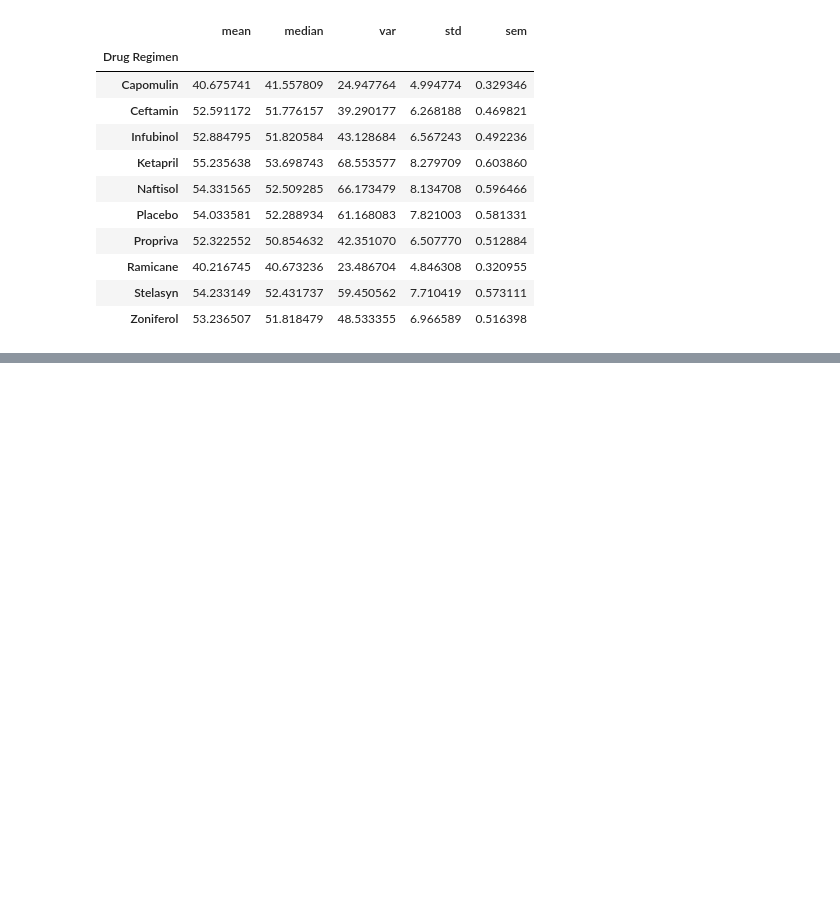
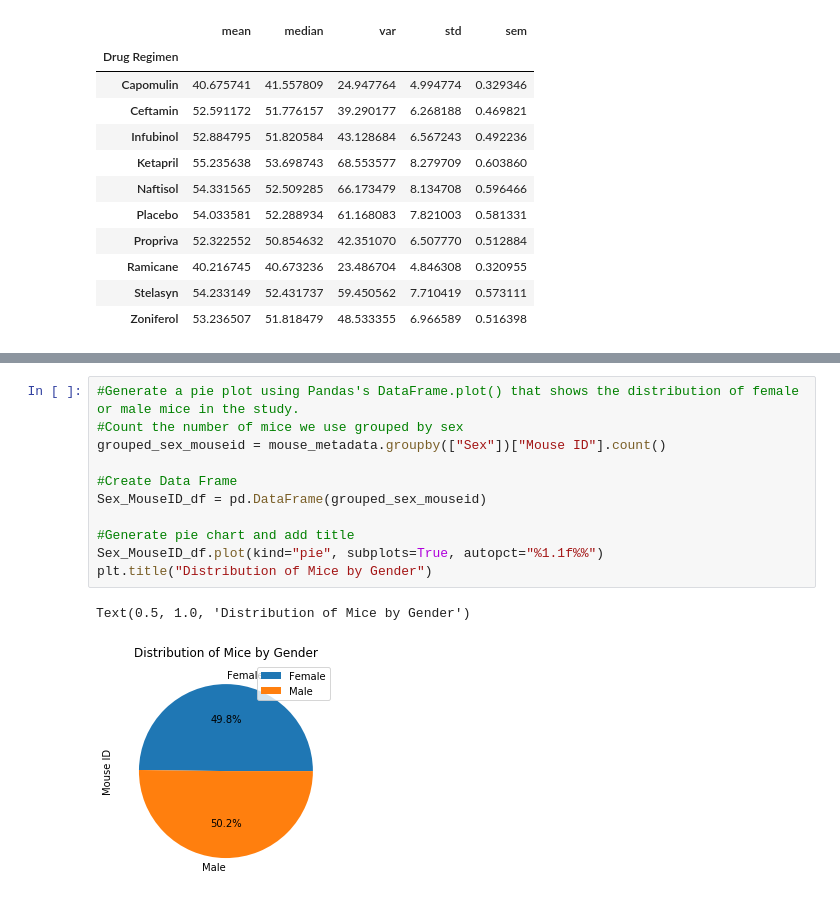
Before and after one commit to aaranzazuu/Pymaceuticals, a Jupyter notebook: Pymaceuticals.ipynb, the cells around one changed output, grey strips where cells are left out. Cells and saved outputs as stored; diff of their text form; blank space fills up the shorter version.

Commit message:
Pie Graph Complete

```diff
--- a/Pymaceuticals.ipynb
+++ b/Pymaceuticals.ipynb
@@ -96,3 +104,17 @@ plt.xticks(tick_loactions, drug_regimen, rotation="vertical")
   <matplotlib.axis.XTick at 0x...>],
  <a list of 10 Text xticklabel objects>)
 [figure]
+# %%
+#Generate a pie plot using Pandas's DataFrame.plot() that shows the distribution of female or male mice in the study.
+#Count the number of mice we use grouped by sex
+grouped_sex_mouseid = mouse_metadata.groupby(["Sex"])["Mouse ID"].count()
+
+#Create Data Frame
+Sex_MouseID_df = pd.DataFrame(grouped_sex_mouseid)
+
+#Generate pie chart and add title
+Sex_MouseID_df.plot(kind="pie", subplots=True, autopct="%1.1f%%")
+plt.title("Distribution of Mice by Gender")
+# %% [output]
+Text(0.5, 1.0, 'Distribution of Mice by Gender')
+[figure, added]
```
Also changed, not shown: parts of 6 cells of this notebook.
